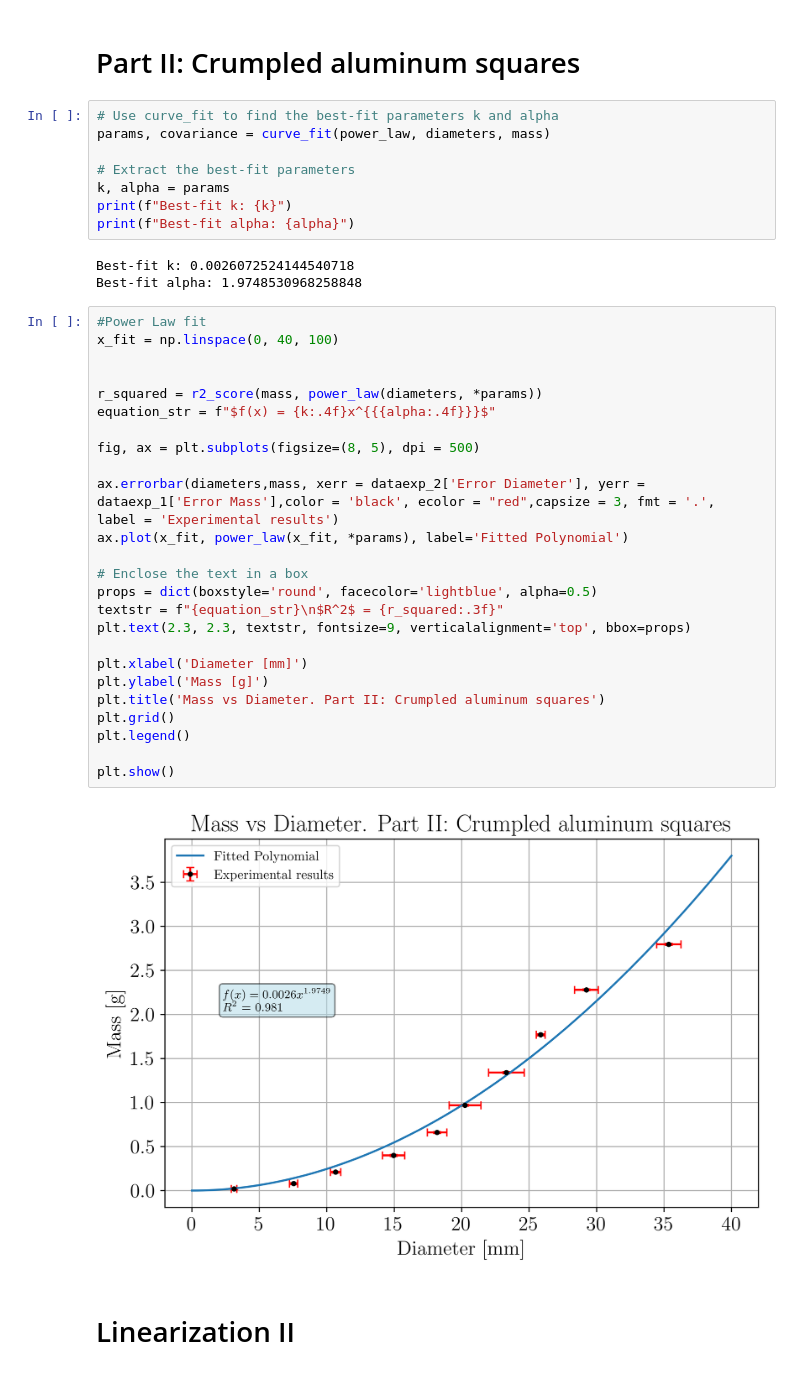
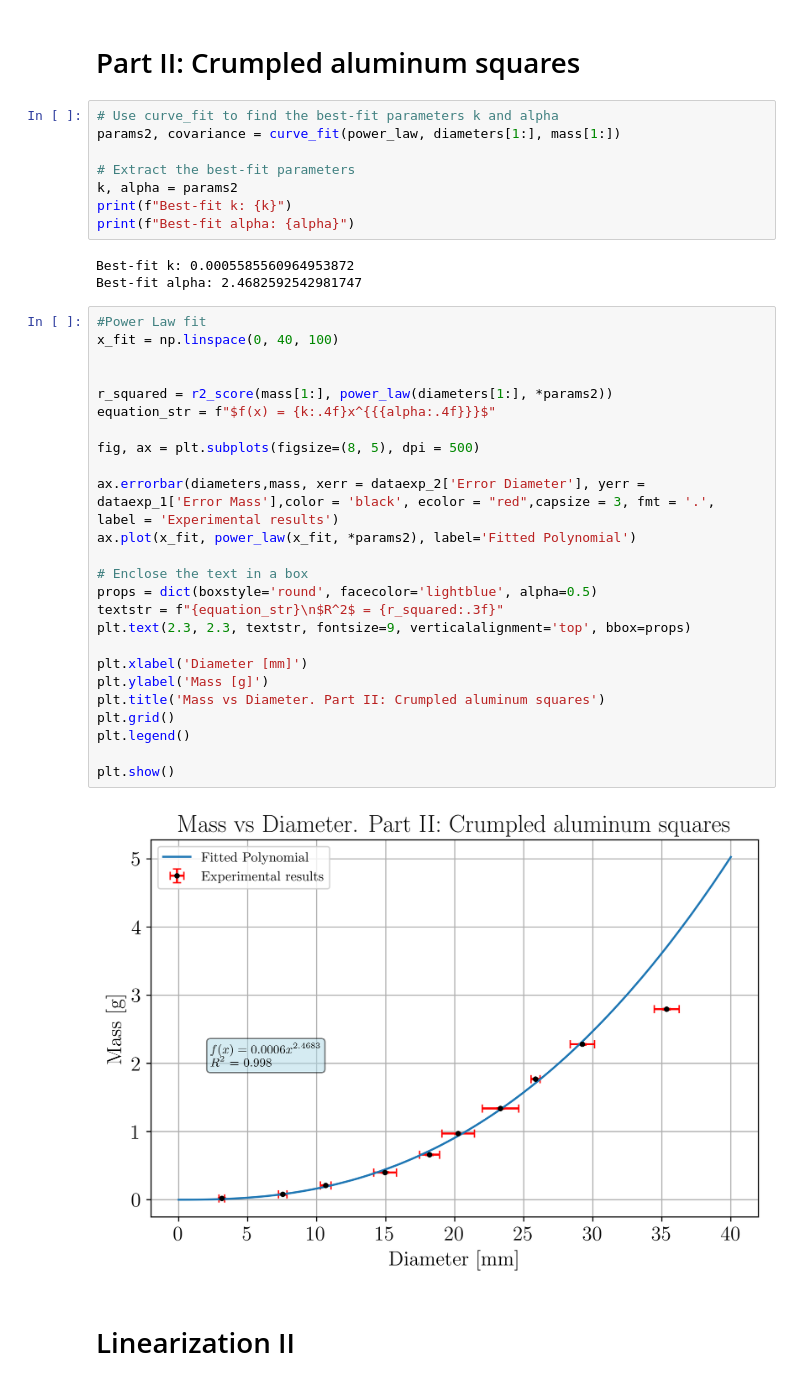
Before and after one commit to MIK2292/Lab_Sc_data_acquisition, a Jupyter notebook: 01_alluminio_frattale/Graph Notebook.ipynb, the cells around one changed output. Saved outputs shown, nothing was run; the diff lists cells and outputs as text.

```diff
--- a/01_alluminio_frattale/Graph Notebook.ipynb
+++ b/01_alluminio_frattale/Graph Notebook.ipynb
@@ -106,42 +106,42 @@ plt.show()
 # Part II: Crumpled aluminum squares
 # %%
 # Use curve_fit to find the best-fit parameters k and alpha
-params, covariance = curve_fit(power_law, diameters, mass)
+params2, covariance = curve_fit(power_law, diameters[1:], mass[1:])
 
 # Extract the best-fit parameters
-k, alpha = params
+k, alpha = params2
 print(f"Best-fit k: {k}")
 print(f"Best-fit alpha: {alpha}")
 # %% [output]
-Best-fit k: 0.0026072524144540718
-Best-fit alpha: 1.9748530968258848
+Best-fit k: 0.0005585560964953872
+Best-fit alpha: 2.4682592542981747
 # %%
 #Power Law fit
 x_fit = np.linspace(0, 40, 100)
 
 
-r_squared = r2_score(mass, power_law(diameters, *params))
+r_squared = r2_score(mass[1:], power_law(diameters[1:], *params2))
 equation_str = f"$f(x) = {k:.4f}x^{{{alpha:.4f}}}$"
 
 fig, ax = plt.subplots(figsize=(8, 5), dpi = 500)
 
 ax.errorbar(diameters,mass, xerr = dataexp_2['Error Diameter'], yerr = dataexp_1['Error Mass'],color = 'black', ecolor = "red",capsize = 3, fmt = '.',  label = 'Experimental results')
-ax.plot(x_fit, power_law(x_fit, *params), label='Fitted Polynomial')
+ax.plot(x_fit, power_law(x_fit, *params2), label='Fitted Polynomial')
 
 # Enclose the text in a box
 props = dict(boxstyle='round', facecolor='lightblue', alpha=0.5)
 textstr = f"{equation_str}\n$R^2$ = {r_squared:.3f}"
 plt.text(2.3, 2.3, textstr, fontsize=9, verticalalignment='top', bbox=props)
 
 plt.xlabel('Diameter [mm]')
 plt.ylabel('Mass [g]')
 plt.title('Mass vs Diameter. Part II: Crumpled aluminum squares')
 plt.grid()
 plt.legend()
 
 plt.show()
 # %% [output]
-[figure, old version]
+[figure, new version]
 # %% [markdown]
 # Linearization II
 # %%
```
Also changed, not shown: parts of 6 cells of this notebook, 7 other files.
